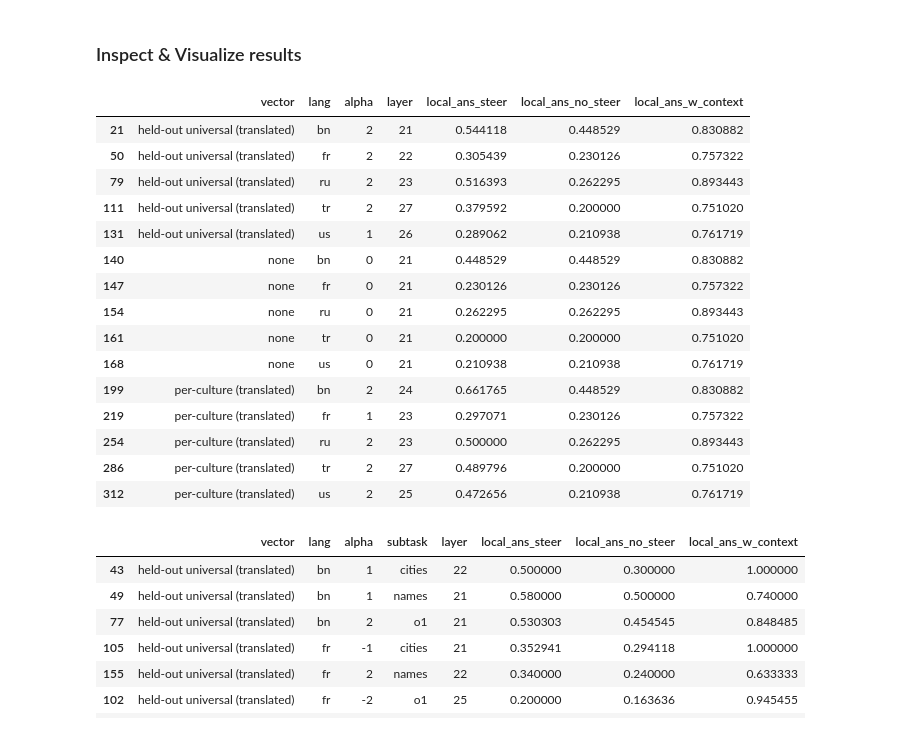
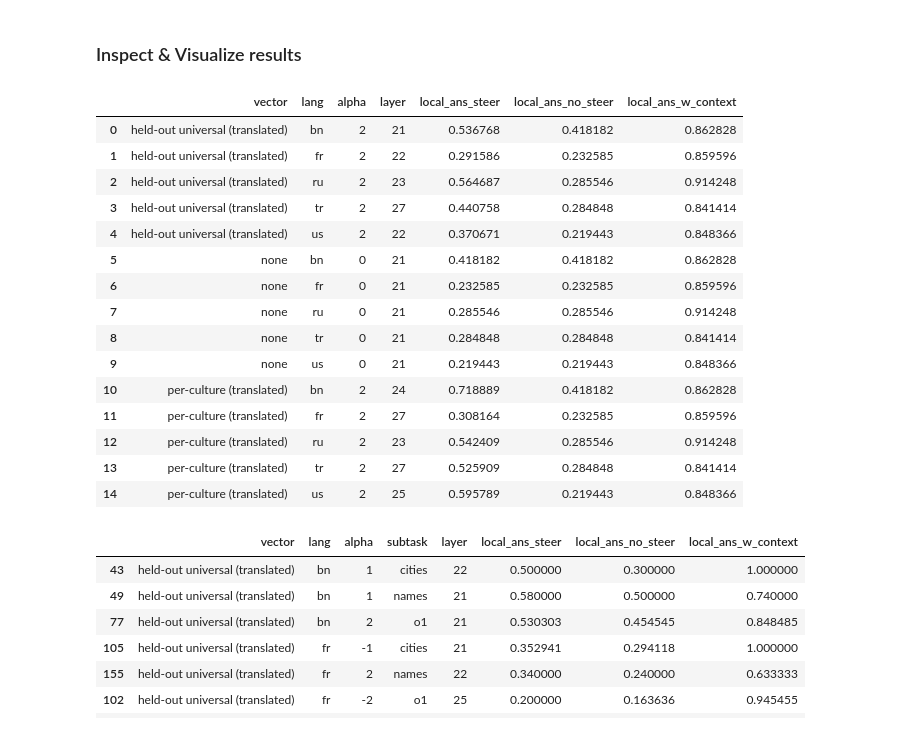
Before and after one commit to BerkeArgin/llm-localization, a Jupyter notebook: steering_mcqa.ipynb, the cells around one changed output. Cells and saved outputs as stored; diff of their text form; code cells hidden in the pictures.

```diff
--- a/steering_mcqa.ipynb
+++ b/steering_mcqa.ipynb
@@ -206,7 +206,7 @@ steer_df = steer_df.merge(
 )
 steer_df["delta_local_ans"] = steer_df["local_ans"] - steer_df["local_ans_base"]
 # %%
-hinted = pd.read_csv("caa/gemma2_9b_it_shuffle/nosteer.csv").query("context")
+hinted = pd.read_csv("caa/gemma2_9b_it_mcqa/nosteer.csv").query("context")
 for i in ["tr", "fr", "ru", "bn", "us"]:
     hinted[f"ans_in_{i}"] = (hinted["steer_ans_type"]).apply(lambda x: 1 if x==i else 0)
 
@@ -217,26 +217,42 @@ hinted["local_ans"] = hinted.apply(lambda x: x[f"ans_in_{x['lang']}"], axis=1)
 # %%
 ## per culture vectors
 disp_df = steer_df.merge(hinted, on=["option_tr", "option_fr","option_bn","option_us","option_ru"], how="inner", suffixes=("", "_context"))
-best_steering_performance = disp_df.groupby(["vector","lang","alpha","layer"])[["local_ans","local_ans_base","local_ans_context"]].mean().reset_index()
+best_steering_performance = disp_df.groupby(["vector","lang","alpha","subtask","layer"])[["local_ans","local_ans_base","local_ans_context"]].mean().reset_index()
 
-best_alpha_layer = best_steering_performance.loc[best_steering_performance.groupby(["vector","lang"])["local_ans"].idxmax()]
+# Group by vector, subtask, alpha, layer, taking the mean across languages
+grouped = best_steering_performance.groupby(
+    ["vector", "lang", "alpha", "layer"], as_index=False
+)[["local_ans", "local_ans_base", "local_ans_context"]].mean()
 
-best_alpha_layer.rename(columns={"local_ans": "local_ans_steer", "local_ans_base": "local_ans_no_steer", "local_ans_context": "local_ans_w_context"}, inplace=True)
-best_alpha_layer
+# 2) Within each (vector, subtask), pick the alpha/layer that has the best local_ans
+idx = grouped.groupby(["vector", "lang"])["local_ans"].idxmax()
+best_alpha_layer_subtask = grouped.loc[idx].reset_index(drop=True)
+
+# 3) Rename columns for clarity
+best_alpha_layer_subtask.rename(
+    columns={
+        "local_ans": "local_ans_steer",
+        "local_ans_base": "local_ans_no_steer",
+        "local_ans_context": "local_ans_w_context"
+    },
+    inplace=True
+)
+
+best_alpha_layer_subtask
 # %% [output]
 |  | vector | lang | alpha | layer | local_ans_steer | local_ans_no_steer | local_ans_w_context |
-| 21 | held-out universal (translated) | bn | 2 | 21 | 0.544118 | 0.448529 | 0.830882 |
-| 50 | held-out universal (translated) | fr | 2 | 22 | 0.305439 | 0.230126 | 0.757322 |
-| 79 | held-out universal (translated) | ru | 2 | 23 | 0.516393 | 0.262295 | 0.893443 |
-| 111 | held-out universal (translated) | tr | 2 | 27 | 0.379592 | 0.200000 | 0.751020 |
-| 131 | held-out universal (translated) | us | 1 | 26 | 0.289062 | 0.210938 | 0.761719 |
-| 140 | none | bn | 0 | 21 | 0.448529 | 0.448529 | 0.830882 |
-| 147 | none | fr | 0 | 21 | 0.230126 | 0.230126 | 0.757322 |
-| 154 | none | ru | 0 | 21 | 0.262295 | 0.262295 | 0.893443 |
-| 161 | none | tr | 0 | 21 | 0.200000 | 0.200000 | 0.751020 |
-| 168 | none | us | 0 | 21 | 0.210938 | 0.210938 | 0.761719 |
-| 199 | per-culture (translated) | bn | 2 | 24 | 0.661765 | 0.448529 | 0.830882 |
-| 219 | per-culture (translated) | fr | 1 | 23 | 0.297071 | 0.230126 | 0.757322 |
-| 254 | per-culture (translated) | ru | 2 | 23 | 0.500000 | 0.262295 | 0.893443 |
-| 286 | per-culture (translated) | tr | 2 | 27 | 0.489796 | 0.200000 | 0.751020 |
-| 312 | per-culture (translated) | us | 2 | 25 | 0.472656 | 0.210938 | 0.761719 |
+| 0 | held-out universal (translated) | bn | 2 | 21 | 0.536768 | 0.418182 | 0.862828 |
+| 1 | held-out universal (translated) | fr | 2 | 22 | 0.291586 | 0.232585 | 0.859596 |
+| 2 | held-out universal (translated) | ru | 2 | 23 | 0.564687 | 0.285546 | 0.914248 |
+| 3 | held-out universal (translated) | tr | 2 | 27 | 0.440758 | 0.284848 | 0.841414 |
+| 4 | held-out universal (translated) | us | 2 | 22 | 0.370671 | 0.219443 | 0.848366 |
+| 5 | none | bn | 0 | 21 | 0.418182 | 0.418182 | 0.862828 |
+| 6 | none | fr | 0 | 21 | 0.232585 | 0.232585 | 0.859596 |
+| 7 | none | ru | 0 | 21 | 0.285546 | 0.285546 | 0.914248 |
+| 8 | none | tr | 0 | 21 | 0.284848 | 0.284848 | 0.841414 |
+| 9 | none | us | 0 | 21 | 0.219443 | 0.219443 | 0.848366 |
+| 10 | per-culture (translated) | bn | 2 | 24 | 0.718889 | 0.418182 | 0.862828 |
+| 11 | per-culture (translated) | fr | 2 | 27 | 0.308164 | 0.232585 | 0.859596 |
+| 12 | per-culture (translated) | ru | 2 | 23 | 0.542409 | 0.285546 | 0.914248 |
+| 13 | per-culture (translated) | tr | 2 | 27 | 0.525909 | 0.284848 | 0.841414 |
+| 14 | per-culture (translated) | us | 2 | 25 | 0.595789 | 0.219443 | 0.848366 |
```
Also changed, not shown: parts of 1 cell of this notebook.
